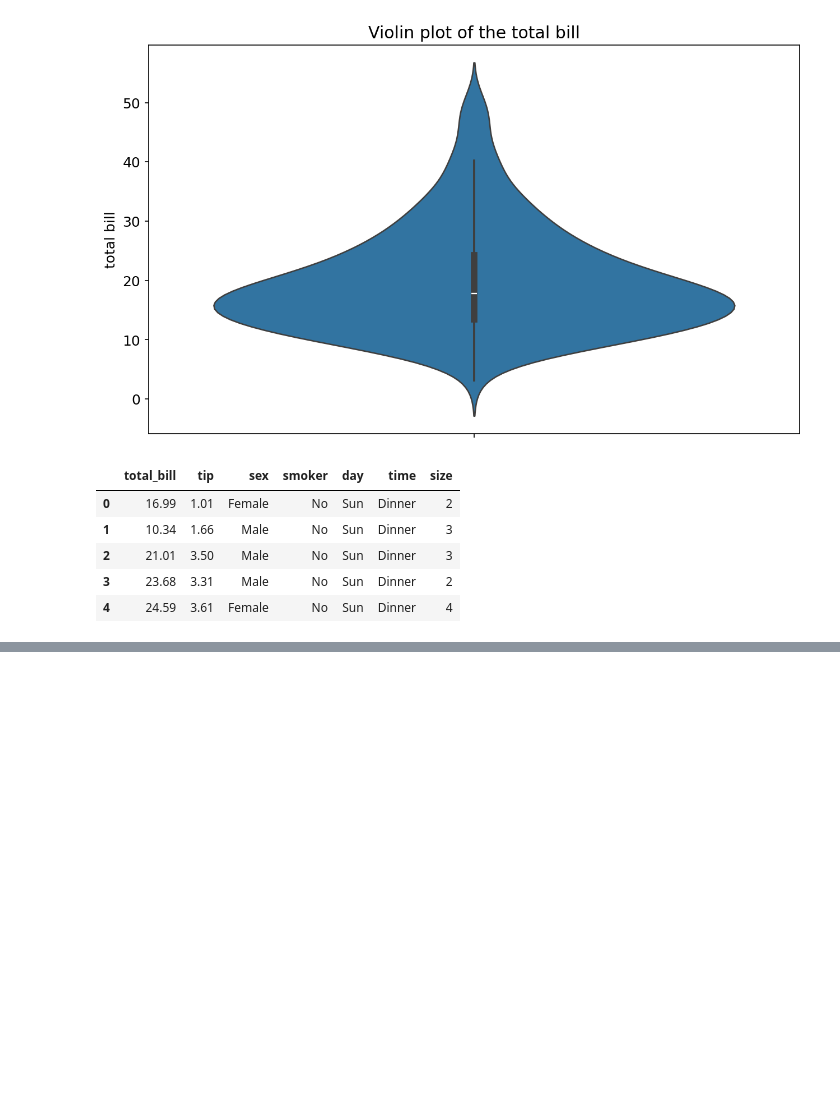
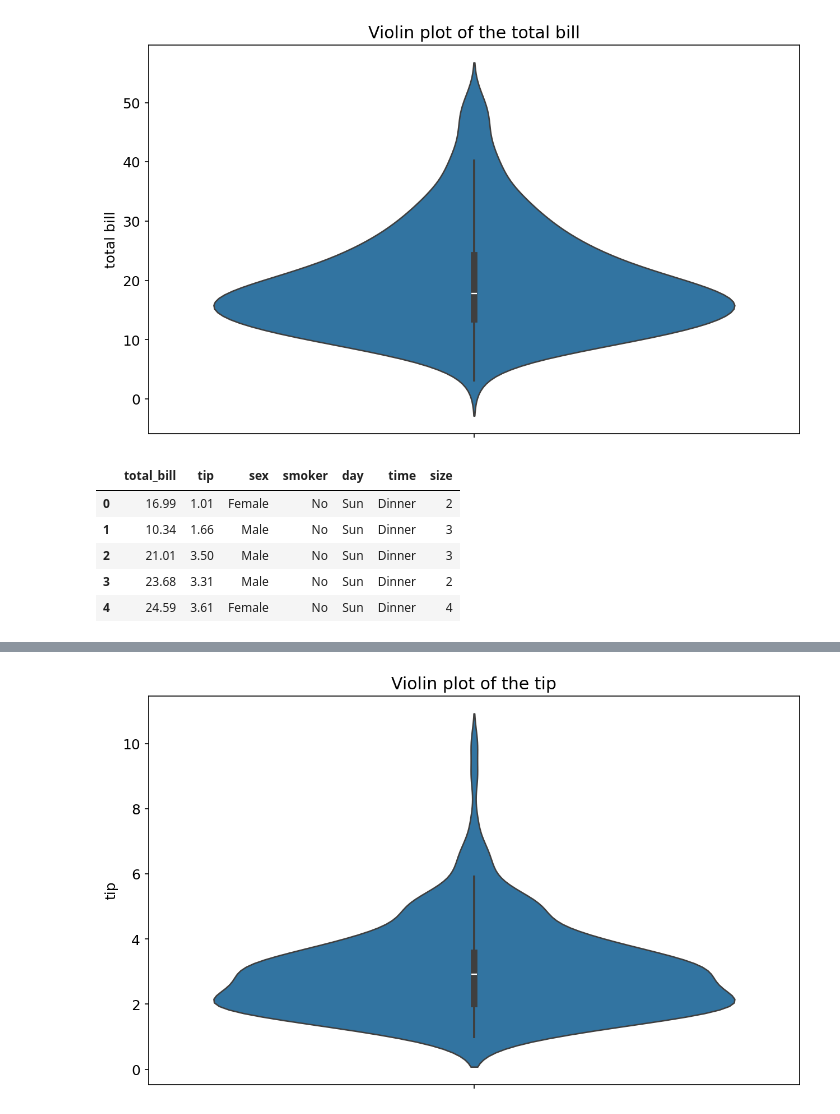
Before and after one commit to Jawad-Muzafar/EDA, a Jupyter notebook: Tips/eda.ipynb, the cells around one changed output, grey strips where cells are left out. Saved outputs shown, nothing was run; the diff lists cells and outputs as text; code cells hidden in the pictures; blank space fills up the shorter version.

```diff
--- a/Tips/eda.ipynb
+++ b/Tips/eda.ipynb
@@ -157,0 +195,7 @@ df.head()
+# %%
+sns.violinplot(df['tip'])
+plt.title('Violin plot of the tip')
+plt.ylabel('tip')
+plt.show()
+# %% [output]
+[figure, added]
```
Also changed, not shown: parts of 34 cells of this notebook.
